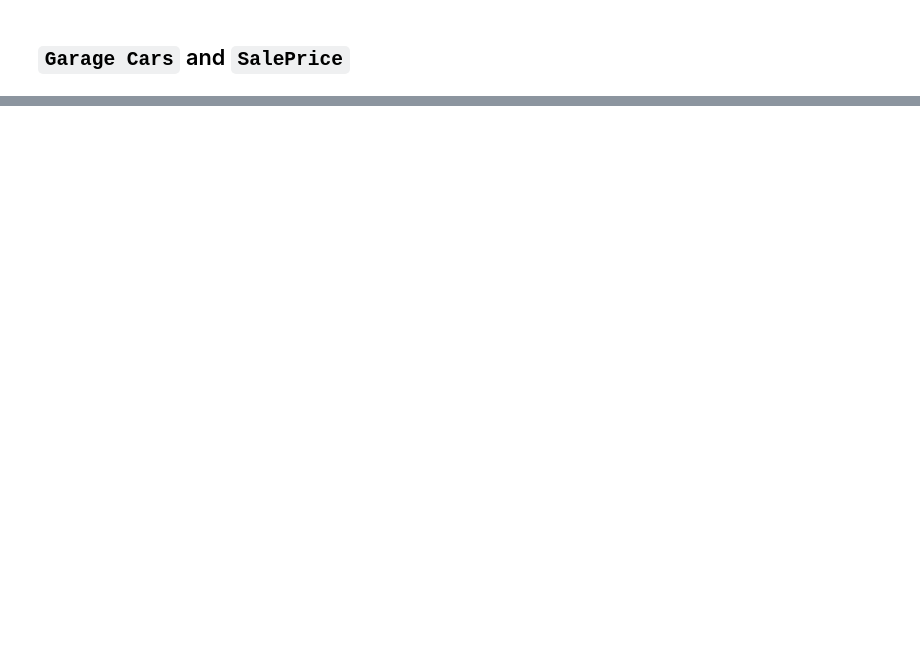
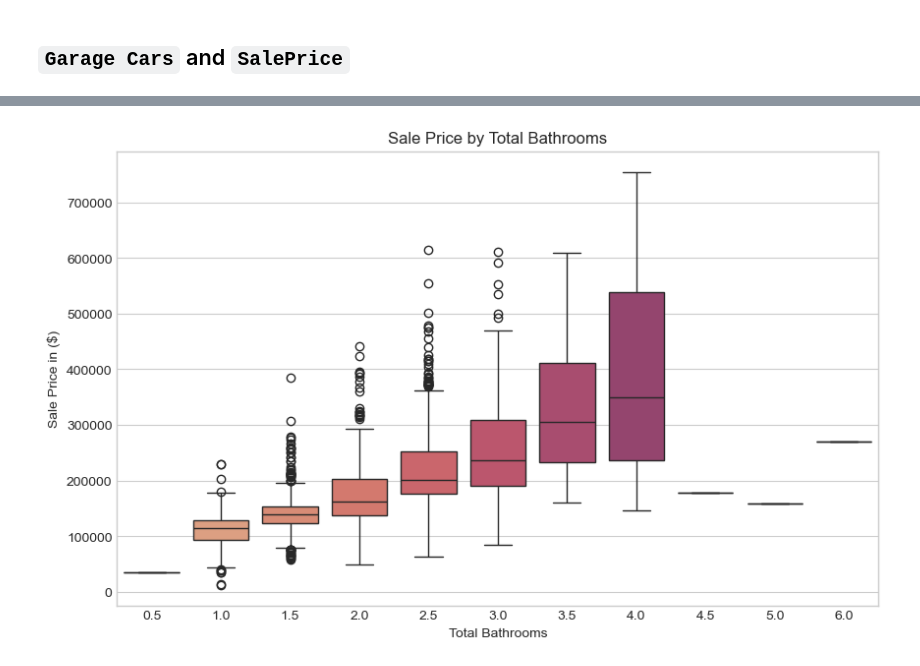
Before and after one commit to Sandeep20013/AI-Learning-Tracking, a Jupyter notebook: Projects/Ames Housing Prediction/Ames Housing Price Prediction - Visualization and Feature Engineering.ipynb, the cells around one changed output, grey strips where cells are left out. Saved outputs shown, nothing was run; the diff lists cells and outputs as text; code cells hidden in the pictures; blank space fills up the shorter version.

```diff
--- a/Projects/Ames Housing Prediction/Ames Housing Price Prediction - Visualization and Feature Engineering.ipynb
+++ b/Projects/Ames Housing Prediction/Ames Housing Price Prediction - Visualization and Feature Engineering.ipynb
@@ -368,0 +399,3 @@ sns.barplot(data = df, x = 'Garage Cars', y = 'SalePrice', hue = 'Garage Cars',
+# %%
+df['Garage Cars'] = df['Garage Cars'].replace({4: 3, 5:3})
+df['Garage Cars'].value_counts()
@@ -368,0 +419,2 @@ sns.barplot(data = df, x = 'Garage Cars', y = 'SalePrice', hue = 'Garage Cars',
+# %%
+df.drop(columns = ['Garage Area'], inplace = True)
@@ -368,0 +431,8 @@ sns.barplot(data = df, x = 'Garage Cars', y = 'SalePrice', hue = 'Garage Cars',
+# %%
+plt.figure(figsize=(10, 6))
+plt.title("Sale Price by Total Bathrooms")
+plt.xlabel("Total Bathrooms")
+plt.ylabel("Sale Price in ($)")
+sns.boxplot(data = df, x = 'Total_Bathrooms', y = 'SalePrice', hue = 'Total_Bathrooms', palette=  'flare', legend = False);
+# %% [output]
+[figure, added]
```
Also changed, not shown: parts of 24 cells of this notebook, 2 other files.
